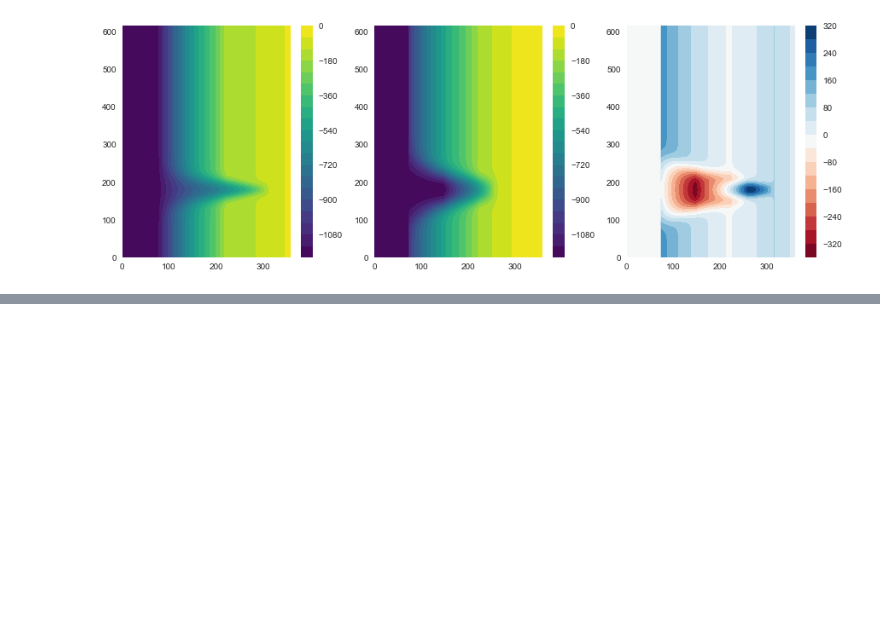
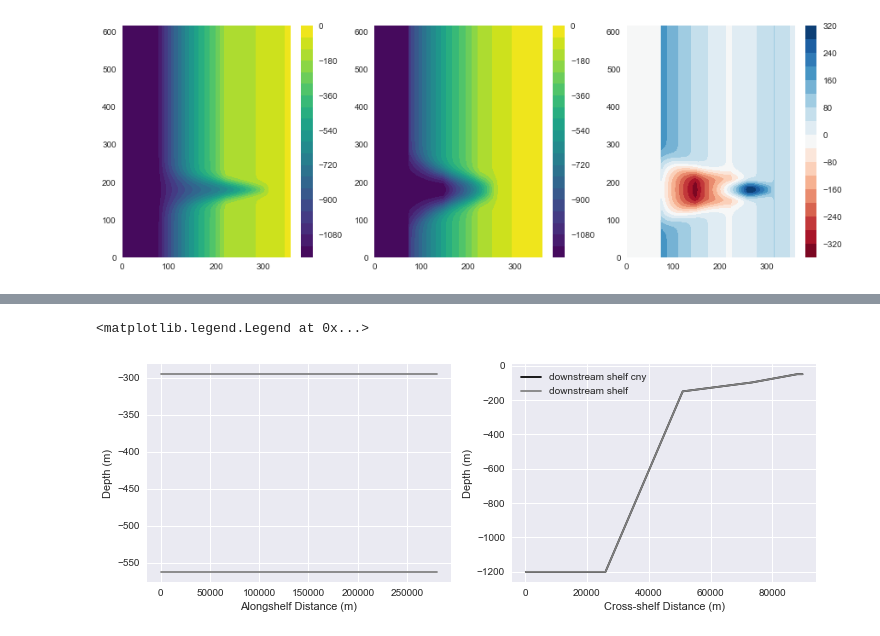
Before and after one commit to UBC-MOAD/buildcanyon, a Jupyter notebook: Bathymetry/bathy_w_Astoria_dims_paper2.ipynb, the cells around one changed output, grey strips where cells are left out. Saved outputs shown, nothing was run; the diff lists cells and outputs as text; code cells hidden in the pictures; blank space fills up the shorter version.

```diff
--- a/Bathymetry/bathy_w_Astoria_dims_paper2.ipynb
+++ b/Bathymetry/bathy_w_Astoria_dims_paper2.ipynb
@@ -615,0 +681,15 @@ plt.colorbar(pc2,ax=ax[2])
+# %%
+sns.set_style('darkgrid')
+fig, (ax1, ax2) = plt.subplots(1, 2, figsize=(12,4))
+ax1.set_xlabel('Alongshelf Distance (m)'); ax1.set_ylabel('Depth (m)')
+cs = ax1.plot(x_ext[:], shelf_bathy[:,200], color='grey', linestyle='solid')
+cs = ax1.plot(x_ext[:], shelf_bathy[:,150], color='grey', linestyle='solid')
+
+ax2.set_xlabel('Cross-shelf Distance (m)'); ax2.set_ylabel('Depth (m)')
+ax2.plot(y[:], shelf_bathy[300,:], color='black', label='downstream shelf cny')
+ax2.plot(y[:], -bathy_ext[300,:], color='grey', label='downstream shelf')
+
+ax2.legend(loc=0)
+# %% [output]
+<matplotlib.legend.Legend at 0x...>
+[figure, added]
```
Also changed, not shown: parts of 9 cells of this notebook, 2 other files.
